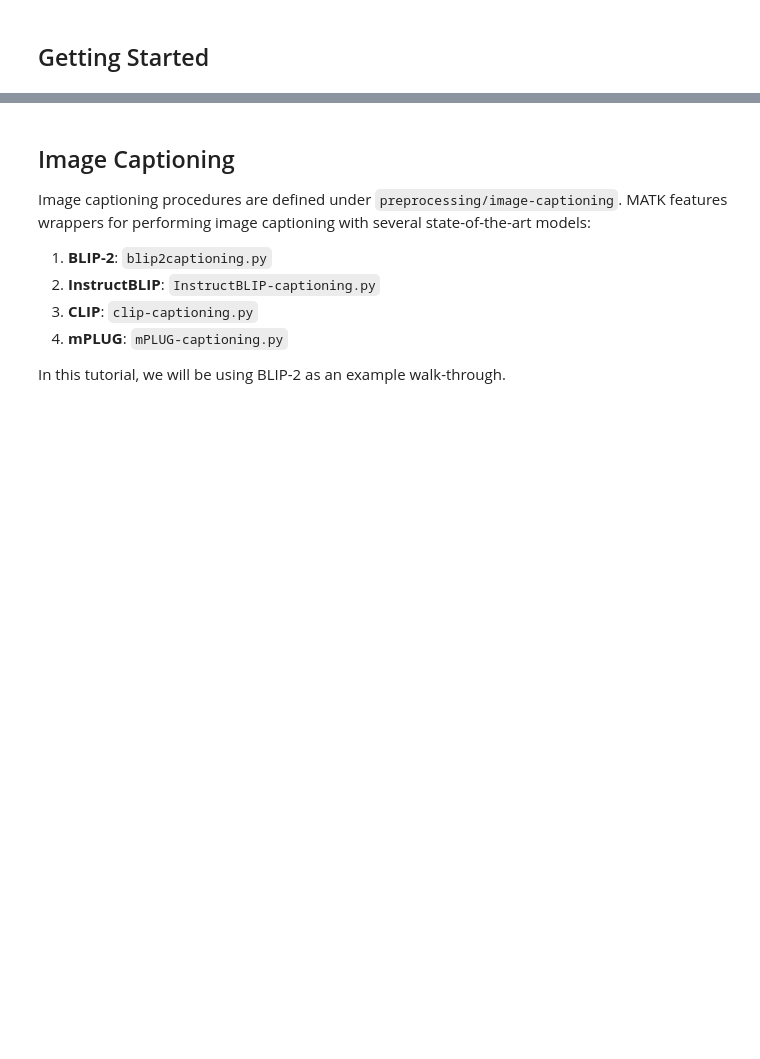
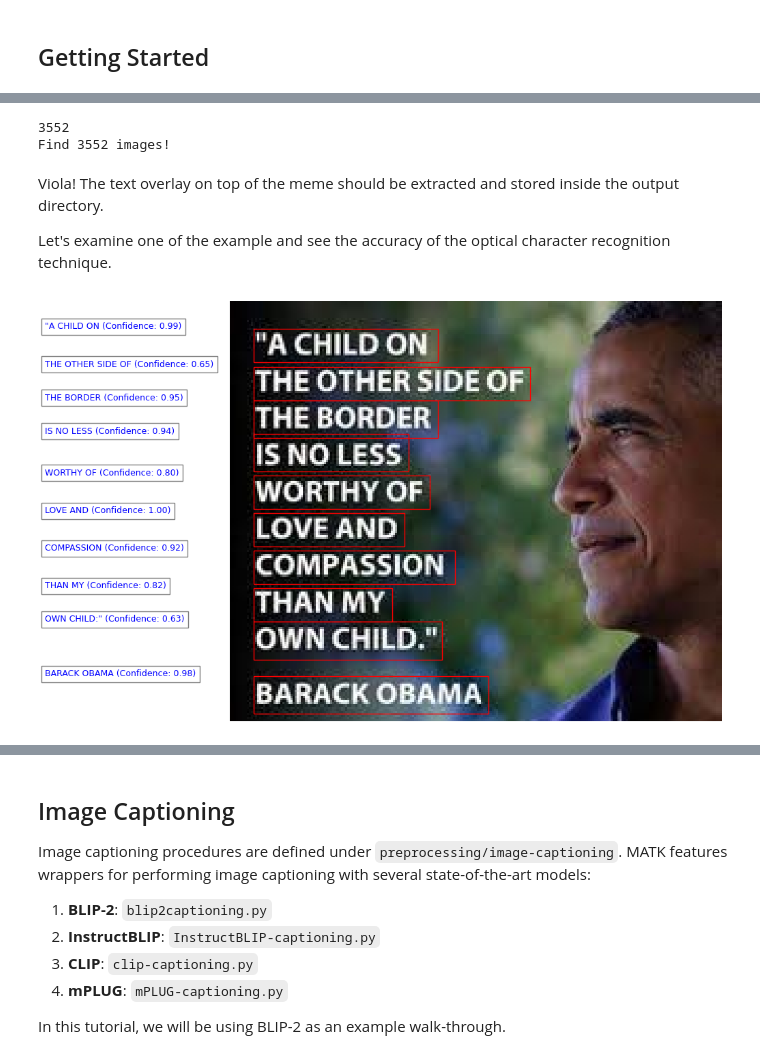
Before and after one commit to Social-AI-Studio/MATK, a Jupyter notebook: examples/Preprocessing.ipynb, the cells around one changed output, grey strips where cells are left out. Saved outputs shown, nothing was run; the diff lists cells and outputs as text; code cells hidden in the pictures; blank space fills up the shorter version.

```diff
--- a/examples/Preprocessing.ipynb
+++ b/examples/Preprocessing.ipynb
@@ -18,0 +44,58 @@ For this tutorial, we will be using a small slice of the Total Defense Memes dat
+# %%
+!python ../preprocessing/text-extraction/easyocr-wrapper.py \
+  --img_dir "/mnt/data1/datasets/memes/harmp/images/harmeme_images_us_pol" \
+  --output_dir "/mnt/data1/datasets/memes/harmp/preprocessing/text-extraction/easyocr/harmeme_images_us_pol"
+# %% [output]
+3552
+Find 3552 images!
+# %% [markdown]
+Viola! The text overlay on top of the meme should be extracted and stored inside the output directory.
+
+Let's examine one of the example and see the accuracy of the optical character recognition technique.
+# %%
+import os
+import json
+
+# Loading OCR Text
+meme_id = "memes_965"
+ocr_dir = "/mnt/data1/datasets/memes/harmp/preprocessing/text-extraction/easyocr/harmeme_images_us_pol"
+ocr_filepath = os.path.join(ocr_dir, f"{meme_id}.json")
+
+with open(ocr_filepath) as f:
+    ocr_data = json.load(f)
+# %%
+import matplotlib.pyplot as plt
+import matplotlib.patches as patches
+from PIL import Image
+
+# Loading Image
+img_dir = "/mnt/data1/datasets/memes/harmp/images/harmeme_images_us_pol"
+image_path = os.path.join(img_dir, f"{meme_id}.png")
+image = Image.open(image_path)
+# %%
+# Create figure and axes
+fig, ax = plt.subplots(1, figsize=(12, 8))
+ax.imshow(image)
+
+# Draw rectangles and text
+for box, text, confidence in ocr_data:
+    # Calculate rectangle parameters
+    x_min, y_min = box[0][0], box[0][1]
+    width = box[1][0] - box[0][0]
+    height = box[2][1] - box[1][1]
+
+    # Create a rectangle patch
+    rect = patches.Rectangle((x_min, y_min), width, height, linewidth=1, edgecolor='r', facecolor='none')
+
+    # Add the rectangle to the Axes
+    ax.add_patch(rect)
+
+    # Add text annotation
+    ax.text(x_min - 100, y_min, f"{text} (Confidence: {confidence:.2f})", fontsize=9, color='blue', bbox=dict(facecolor='white', alpha=0.5))
+
+
+# Display the figure
+plt.axis('off')  # Turn off axis
+plt.show()
+# %% [output]
+[figure, added]
```
Also changed, not shown: parts of 5 cells of this notebook, 12 other files.
